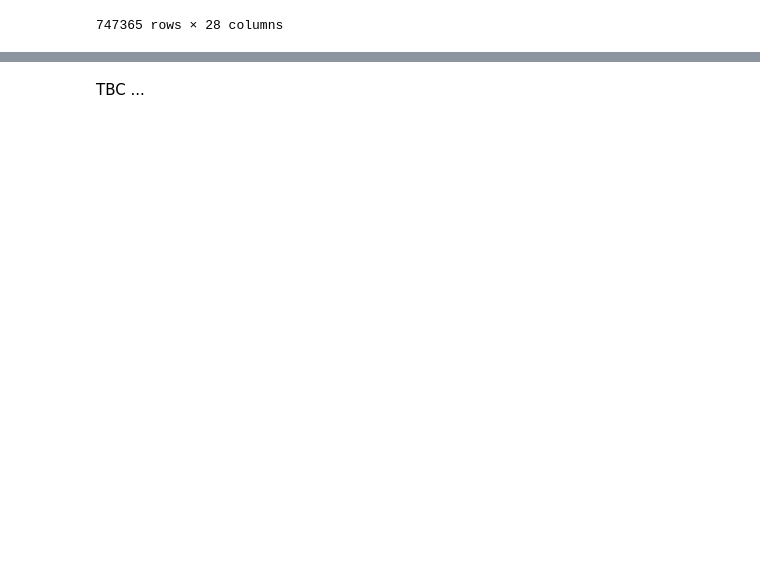
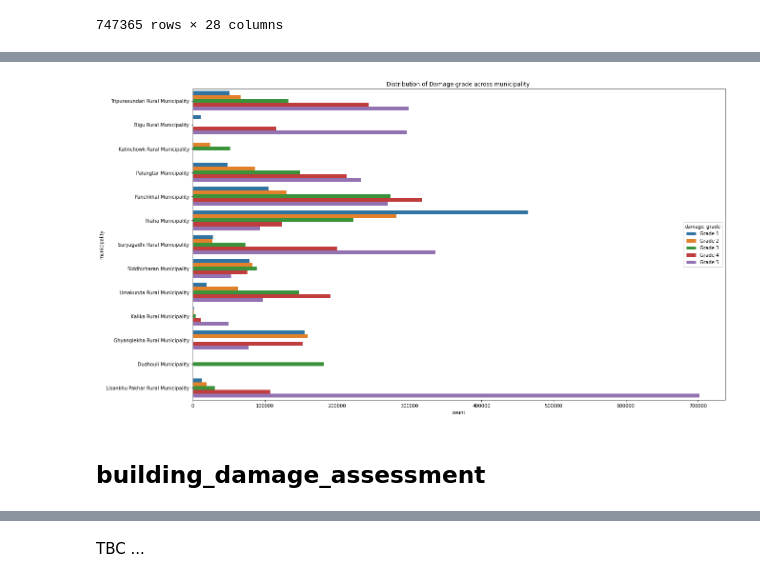
Before and after one commit to sandraabu/earthquake-damage, a Jupyter notebook: sql-earthquake.ipynb, the cells around one changed output, grey strips where cells are left out. Cells and saved outputs as stored; diff of their text form; code cells hidden in the pictures; blank space fills up the shorter version.

```diff
--- a/sql-earthquake.ipynb
+++ b/sql-earthquake.ipynb
@@ -174,0 +424,10 @@ FROM household_earthquake_impact;
+# %%
+plt.figure(figsize=(20,12))
+ax = sns.barplot(y='municipality', x='count',data=damage_districts, hue = 'damage_grade', orient = 'h')
+plt.title("Distribution of Damage grade across municipality ")
+plt.xlabel("count")
+plt.show()
+# %% [output]
+[figure, added]
+# %% [markdown]
+## building_damage_assessment
```
Also changed, not shown: parts of 23 cells of this notebook.
